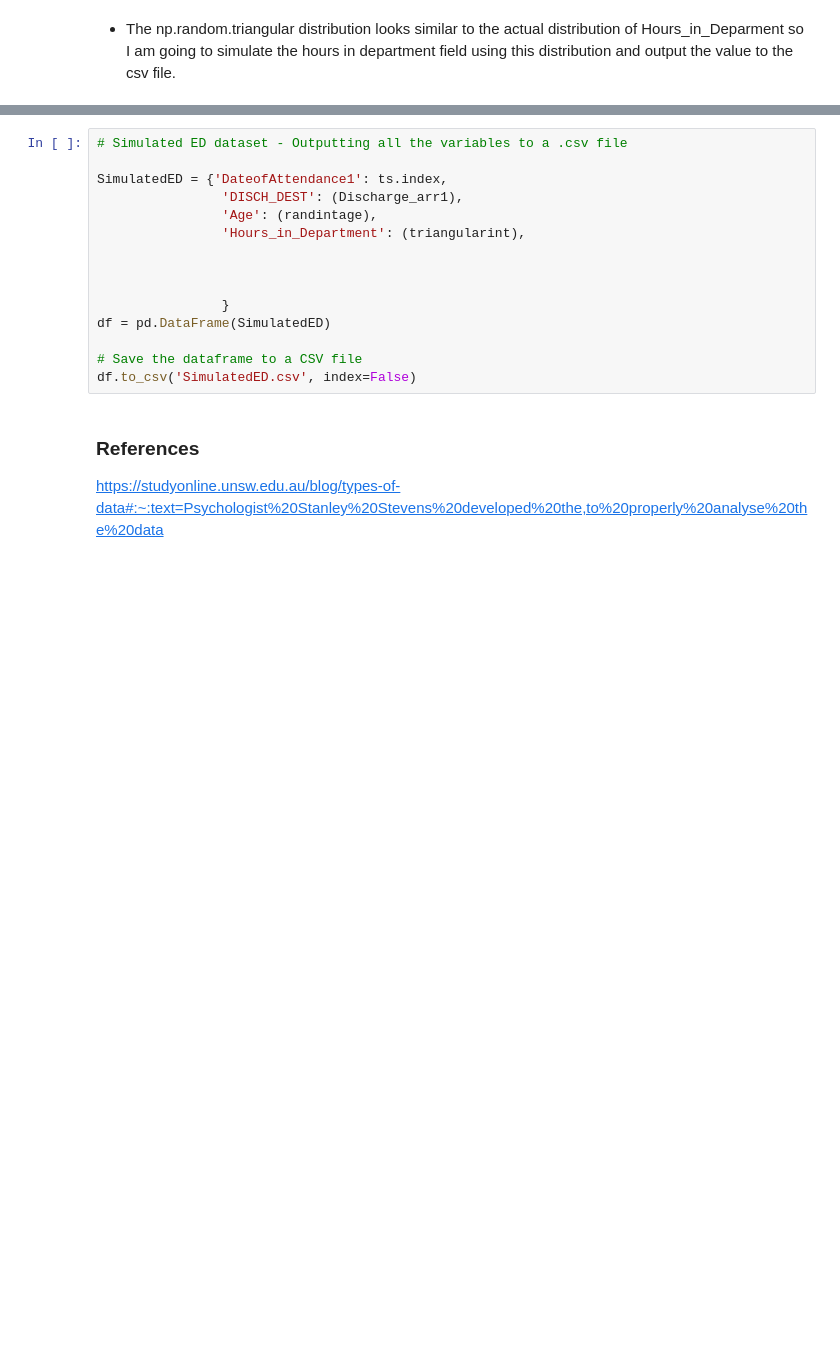
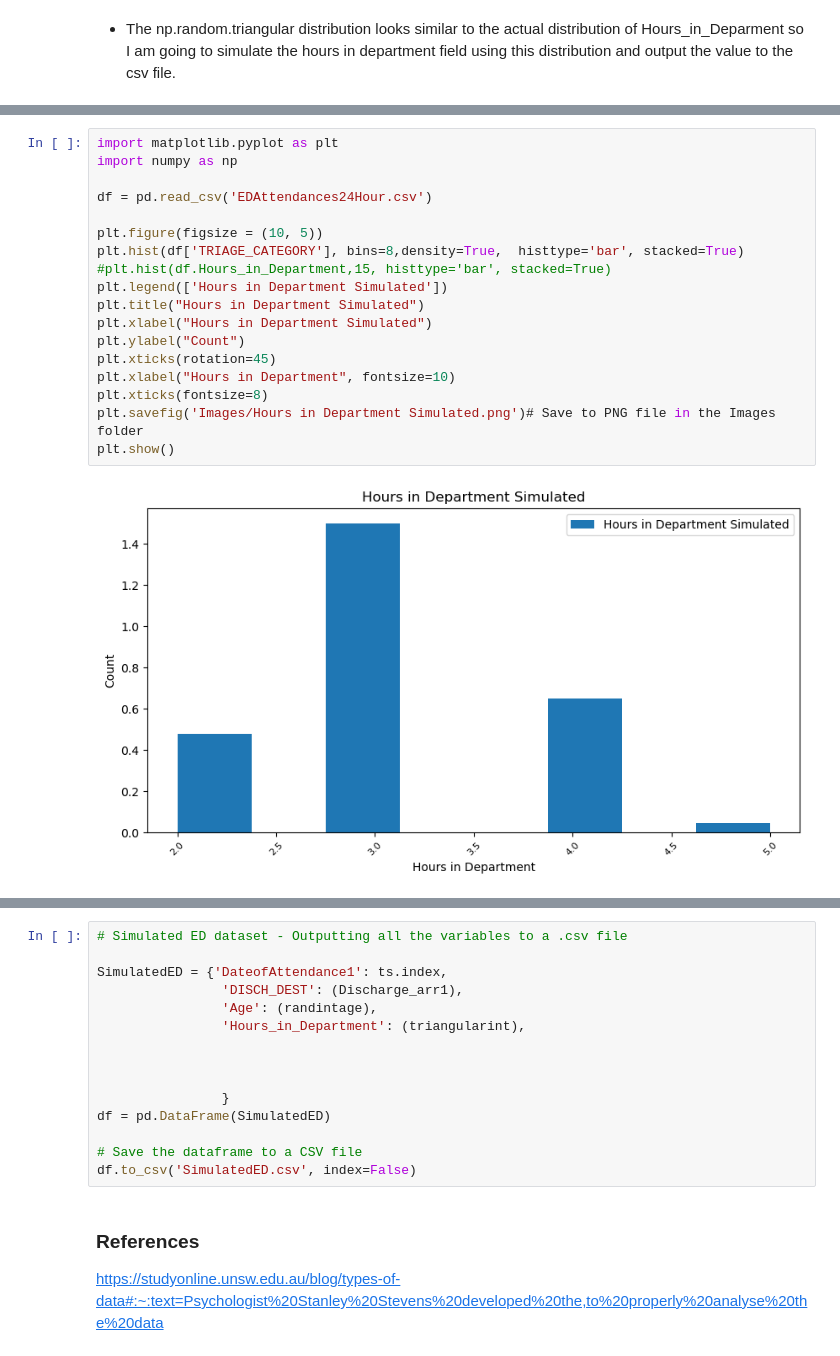
Before and after one commit to AudeAllen/PDA_Assignment, a Jupyter notebook: PDA_Assignment.ipynb, the cells around one changed output, grey strips where cells are left out. Saved outputs shown, nothing was run; the diff lists cells and outputs as text; blank space fills up the shorter version.

Commit message:
Triage Category

```diff
--- a/PDA_Assignment.ipynb
+++ b/PDA_Assignment.ipynb
@@ -590,0 +608,20 @@ plt.show()
+# %%
+import matplotlib.pyplot as plt
+import numpy as np
+
+df = pd.read_csv('EDAttendances24Hour.csv')
+
+plt.figure(figsize = (10, 5))
+plt.hist(df['TRIAGE_CATEGORY'], bins=8,density=True,  histtype='bar', stacked=True)
+#plt.hist(df.Hours_in_Department,15, histtype='bar', stacked=True)
+plt.legend(['Hours in Department Simulated'])
+plt.title("Hours in Department Simulated")
+plt.xlabel("Hours in Department Simulated")
+plt.ylabel("Count")
+plt.xticks(rotation=45)
+plt.xlabel("Hours in Department", fontsize=10)
+plt.xticks(fontsize=8)
+plt.savefig('Images/Hours in Department Simulated.png')# Save to PNG file in the Images folder
+plt.show()
+# %% [output]
+[figure, added]
```
Also changed, not shown: parts of 6 cells of this notebook, 2 other files.
